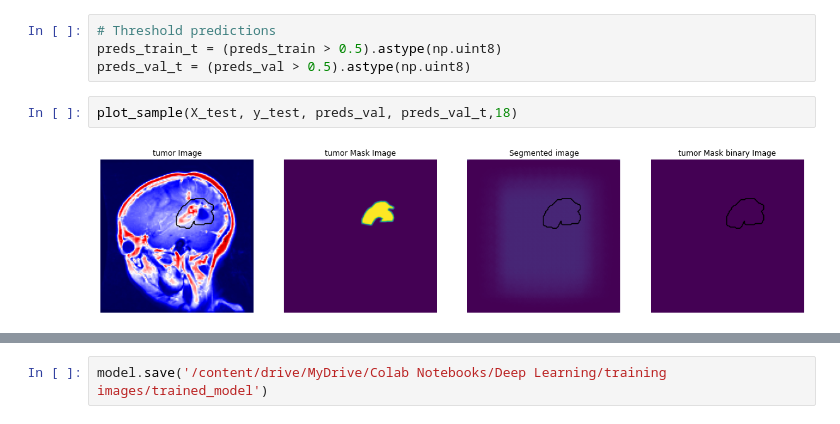
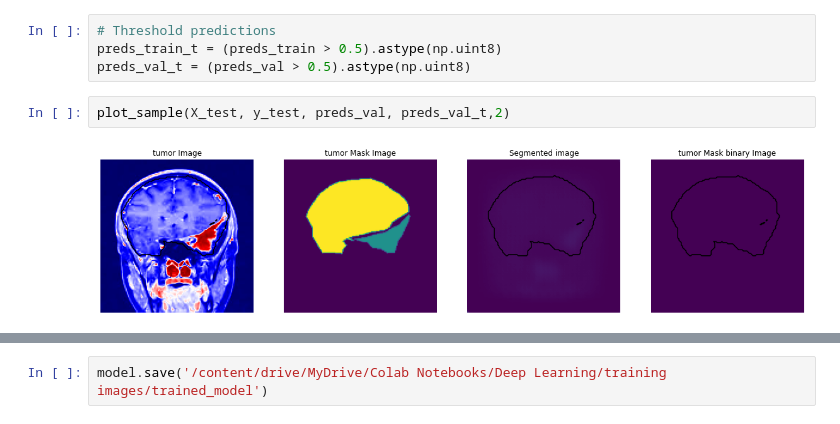
Before and after one commit to GoradiaNishant/Deep-Learning, a Jupyter notebook: case_study_UNet_vs_ResNet.ipynb, the cells around one changed output, grey strips where cells are left out. Saved outputs shown, nothing was run; the diff lists cells and outputs as text.

```diff
--- a/case_study_UNet_vs_ResNet.ipynb
+++ b/case_study_UNet_vs_ResNet.ipynb
@@ -251,9 +245,9 @@ preds_val = model.predict(X_test, verbose=1)
 preds_train_t = (preds_train > 0.5).astype(np.uint8)
 preds_val_t = (preds_val > 0.5).astype(np.uint8)
 # %%
-plot_sample(X_test, y_test, preds_val, preds_val_t,18)
+plot_sample(X_test, y_test, preds_val, preds_val_t,2)
 # %% [output]
-[figure, old version]
+[figure, new version]
 # %%
 plot_sample(X_test, y_test, preds_val, preds_val_t)
 # %% [output]
```
Also changed, not shown: parts of 37 cells of this notebook.
